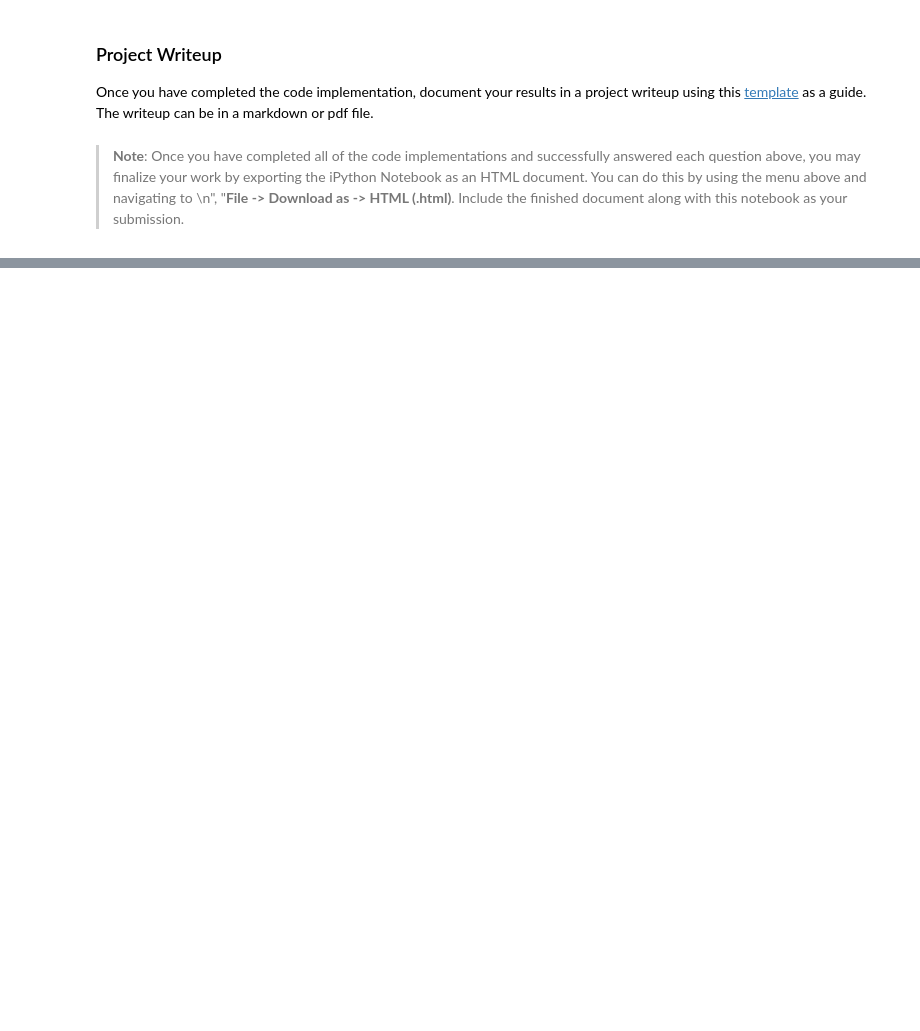
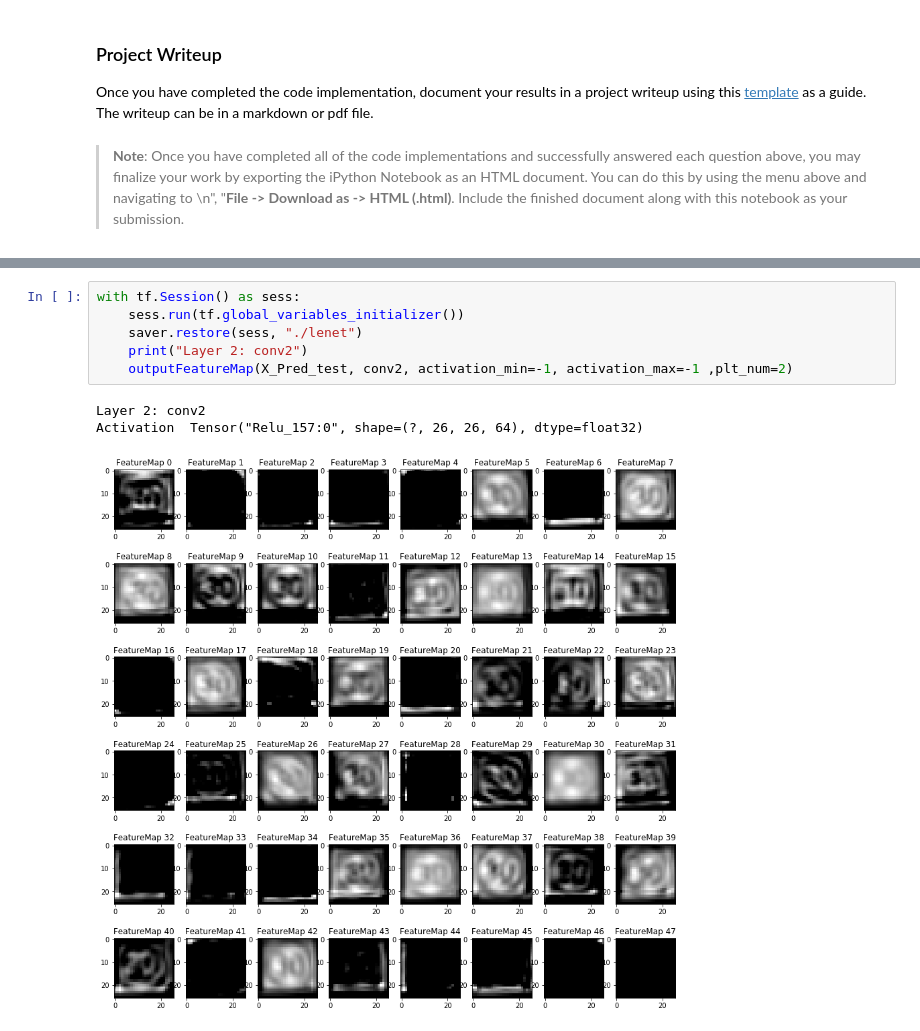
Before and after one commit to vikasmalik22/Traffic_Sign_Classifier, a Jupyter notebook: Traffic_Sign_Classifier.ipynb, the cells around one changed output, grey strips where cells are left out. Cells and saved outputs as stored; diff of their text form; blank space fills up the shorter version.

```diff
--- a/Traffic_Sign_Classifier.ipynb
+++ b/Traffic_Sign_Classifier.ipynb
@@ -728,0 +780,10 @@ NameError: name 'inception_module' is not defined
+# %%
+with tf.Session() as sess:
+    sess.run(tf.global_variables_initializer())
+    saver.restore(sess, "./lenet")
+    print("Layer 2: conv2")
+    outputFeatureMap(X_Pred_test, conv2, activation_min=-1, activation_max=-1 ,plt_num=2)
+# %% [output]
+Layer 2: conv2
+Activation  Tensor("Relu_157:0", shape=(?, 26, 26, 64), dtype=float32)
+[figure, added]
```
Also changed, not shown: parts of 17 cells of this notebook, 10 other files.
